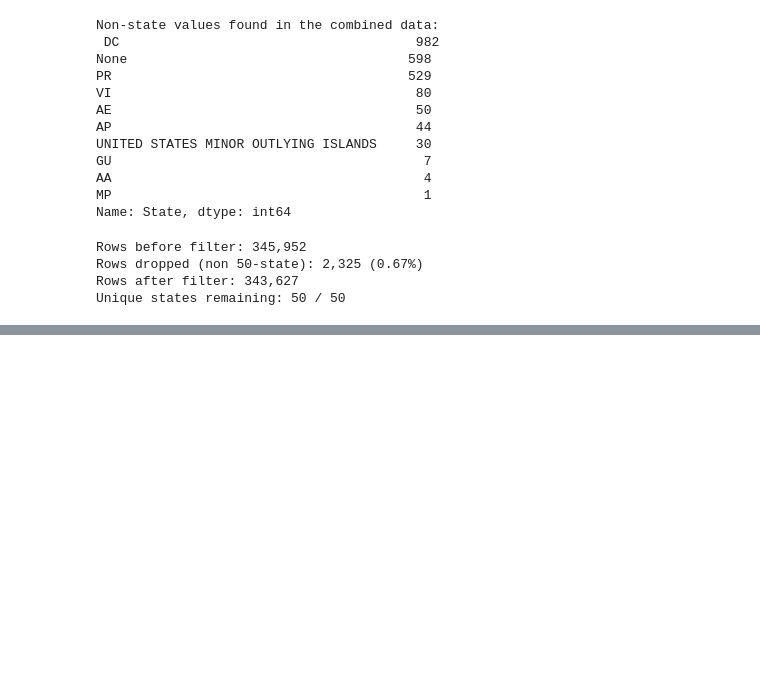
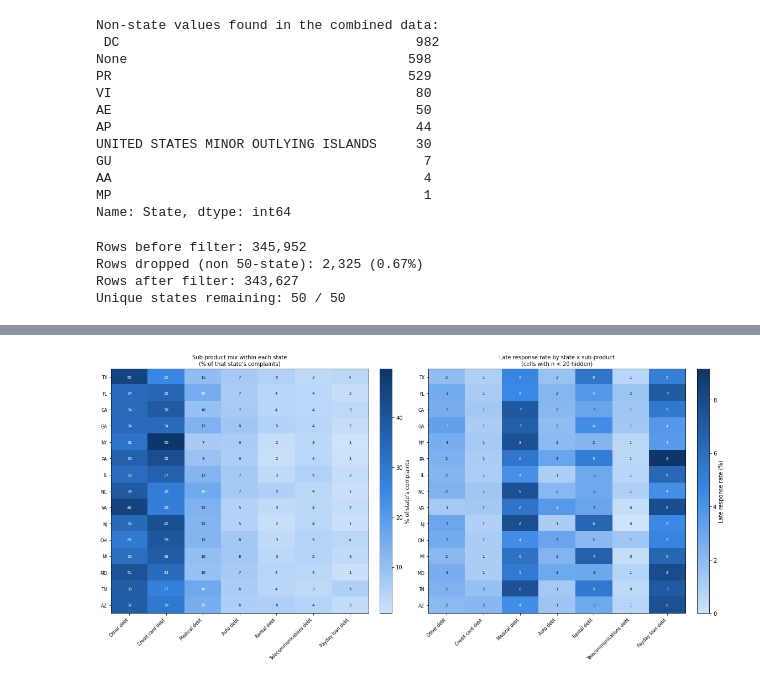
Before and after one commit to DevAmin0610/CDC-Hackathon, a Jupyter notebook: My Notebook/roshan_test.ipynb, the cells around one changed output, grey strips where cells are left out. Cells and saved outputs as stored; diff of their text form; code cells hidden in the pictures; blank space fills up the shorter version.

```diff
--- a/My Notebook/roshan_test.ipynb
+++ b/My Notebook/roshan_test.ipynb
@@ -109,0 +221,31 @@ Unique states remaining: 50 / 50
+# %%
+BLUE_SEQ = LinearSegmentedColormap.from_list('blue_seq', ['#cde2fb', '#3987e5', '#0d366b'])
+
+fig, axes = plt.subplots(1, 2, figsize=(16, 8))
+
+for ax, data, title, cbar_label in [
+    (axes[0], composition_pct, 'Sub-product mix within each state\n(% of that state\'s complaints)', '% of state\'s complaints'),
+    (axes[1], late_rate_pct, f'Late response rate by state x sub-product\n(cells with n < {MIN_CELL_COUNT} hidden)', 'Late response rate (%)'),
+]:
+    im = ax.imshow(data.values, cmap=BLUE_SEQ, aspect='auto')
+    ax.set_xticks(range(len(data.columns)))
+    ax.set_xticklabels(data.columns, rotation=45, ha='right', fontsize=8)
+    ax.set_yticks(range(len(data.index)))
+    ax.set_yticklabels(data.index, fontsize=8)
+    ax.set_title(title, fontsize=10)
+
+    finite_vals = data.values[~np.isnan(data.values)]
+    mid = finite_vals.mean() if len(finite_vals) else 0
+    for i in range(data.shape[0]):
+        for j in range(data.shape[1]):
+            val = data.values[i, j]
+            if not np.isnan(val):
+                ax.text(j, i, f'{val:.0f}', ha='center', va='center', fontsize=7,
+                         color='white' if val > mid else '#0b0b0b')
+
+    fig.colorbar(im, ax=ax, label=cbar_label, fraction=0.046, pad=0.04)
+
+plt.tight_layout()
+plt.show()
+# %% [output]
+[figure, added]
```
Also changed, not shown: parts of 7 cells of this notebook.
